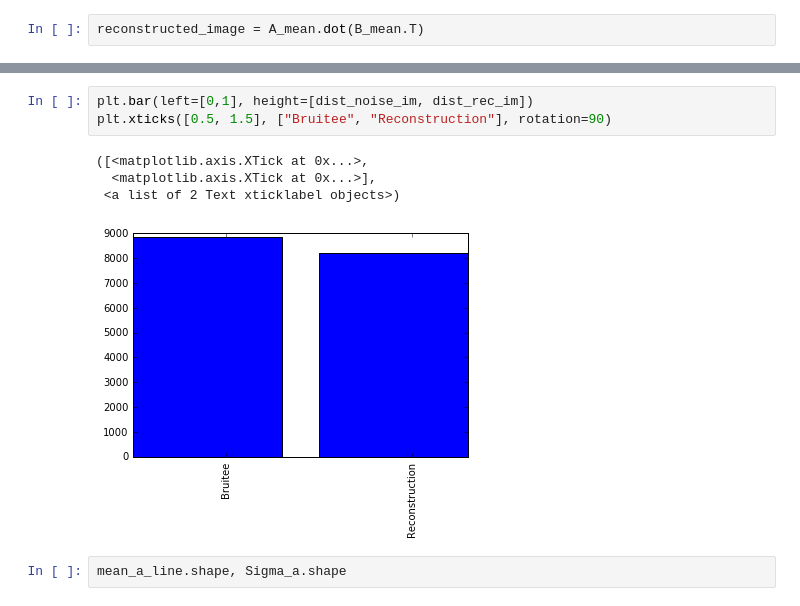
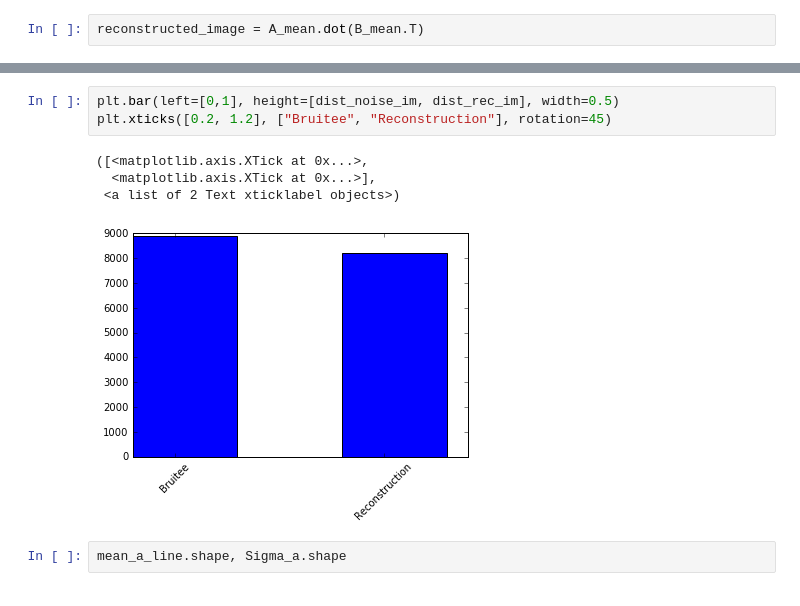
Before and after one commit to sofcalca/aggregation, a Jupyter notebook: Agregation_real image.ipynb, the cells around one changed output, grey strips where cells are left out. Drawn from its saved outputs; the diff is of its cells as text.

```diff
--- a/Agregation_real image.ipynb
+++ b/Agregation_real image.ipynb
@@ -137,11 +140,11 @@ dist_rec_im, dist_noise_im
 # %%
-plt.bar(left=[0,1], height=[dist_noise_im, dist_rec_im])
-plt.xticks([0.5, 1.5], ["Bruitee", "Reconstruction"], rotation=90)
+plt.bar(left=[0,1], height=[dist_noise_im, dist_rec_im], width=0.5)
+plt.xticks([0.2, 1.2], ["Bruitee", "Reconstruction"], rotation=45)
 # %% [output]
 ([<matplotlib.axis.XTick at 0x...>,
   <matplotlib.axis.XTick at 0x...>],
  <a list of 2 Text xticklabel objects>)
-[figure, old version]
+[figure, new version]
 # %%
 mean_a_line.shape, Sigma_a.shape
 # %%
```
Also changed, not shown: parts of 10 cells of this notebook, 1 other file.
